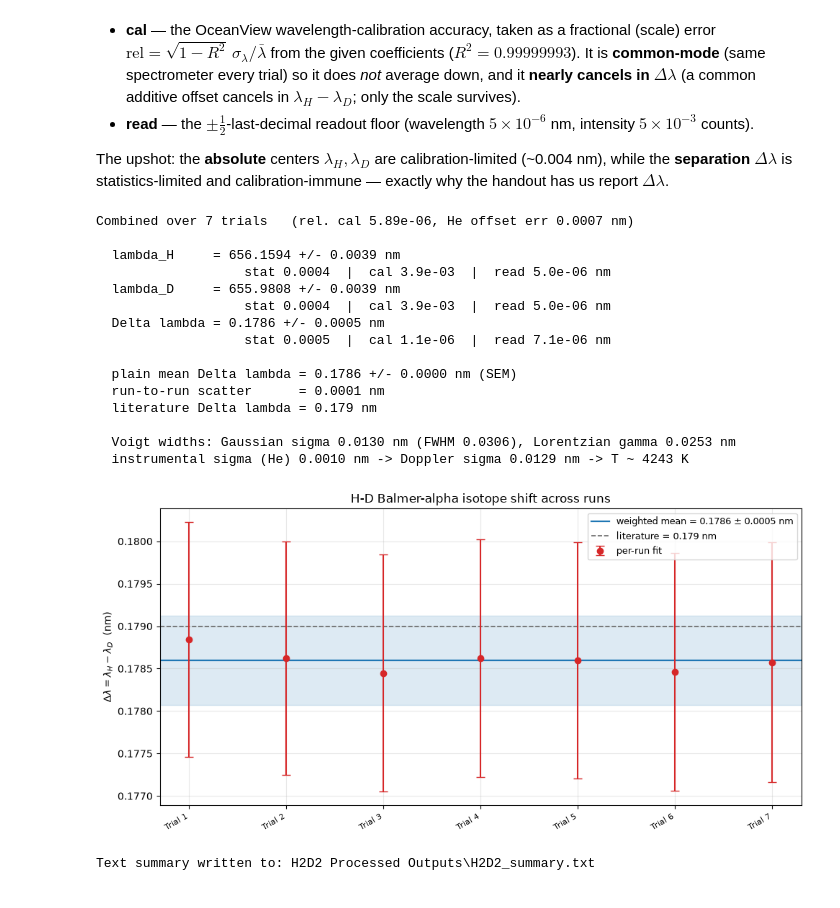
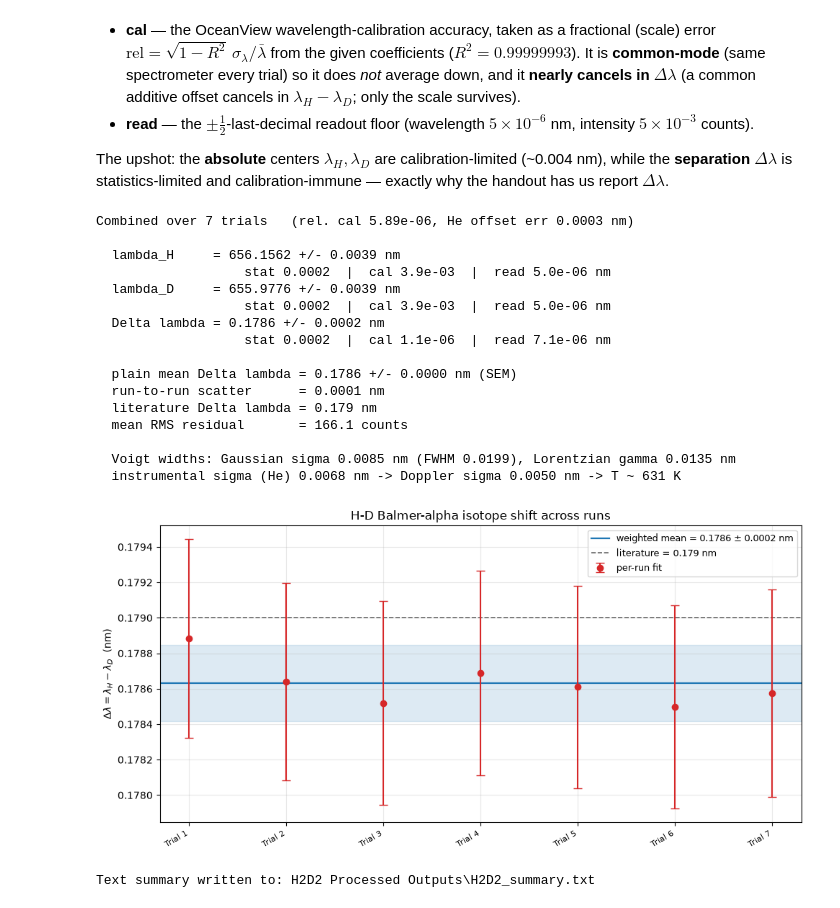
Before and after one commit to Jacob-Matzke/PHY-353L, a Jupyter notebook: H2D2/h2d2_pipeline.ipynb, the cells around one changed output. Drawn from its saved outputs; the diff is of its cells as text; code cells hidden in the pictures.

Commit message:
-- Added neon data to try to quantify and analyze the skew factor causing red tails

```diff
--- a/H2D2/h2d2_pipeline.ipynb
+++ b/H2D2/h2d2_pipeline.ipynb
@@ -39,10 +39,17 @@ CONFIG["fit_window"] = (654.5, 656.4)
 # "voigt"  -> Gaussian (Doppler+instrument) (x) Lorentzian (lifetime+pressure),
 #             shared sigma & gamma across the H/D doublet (physically motivated).
 # "gaussian" -> the simpler two-Gaussian model.
-# The helium calibration line uses the SAME shape for consistency.
 CONFIG["lineshape"] = "voigt"
 CONFIG["fit"].update(sigma_guess=0.03, sigma_min=0.005, sigma_max=0.30,
                      gamma_guess=0.01, gamma_max=0.30)
+
+# ===================== SKEW CORRECTION (toggle) =====================
+# Instrumental red-tail correction. When ON, the exponential decay tau is
+# MEASURED from the neon lines and FIXED (wavelength-locally -- it grows toward
+# the red) when fitting the helium offset line and the H2D2 doublet, so the
+# centers are de-skewed. Flip enabled to False to compare vs the symmetric Voigt.
+CONFIG["skew"].update(enabled=True, neon_root="Neon Data", n_lines=5,
+                      half_window=0.30, tau_guess=0.02, tau_min=1e-3, tau_max=0.20)
 
 # ===================== UNCERTAINTY =====================
 # Readout / quantization: +/- 1/2 of the last recorded decimal place.
@@ -56,8 +63,6 @@ CONFIG["calibration"]["poly"].update(c0=629.6664627, c1=0.018337985,
                                      r_squared=0.99999993, n_pixels=3648)
 
 # ===================== HELIUM OFFSET =====================
-# Measure the absolute wavelength shift from the He I calibration trials and add
-# it to every spectrum, so the H2D2 centers become MEASURED wavelengths.
 CONFIG["helium_cal"].update(enabled=True, data_root="Helium Calibration Data",
                             nist_line=667.81517, nist_line_err=1e-4,
                             fit_window=(667.00, 667.55), sigma_guess=0.02)
@@ -65,7 +70,8 @@ CONFIG["helium_cal"].update(enabled=True, data_root="Helium Calibration Data",
 # --- literature reference (annotation only)
 CONFIG["lambda_H_lit"], CONFIG["lambda_D_lit"], CONFIG["dlambda_lit"] = 656.279, 656.100, 0.179
 
-print("line shape:", CONFIG["lineshape"], "| H2D2 runs found:")
+print("line shape:", CONFIG["lineshape"], "| skew:", CONFIG["skew"]["enabled"],
+      "| H2D2 runs:")
 for r in list_runs():
     print(" ", r)
 # %% [output]
@@ -79,0 +89,11 @@ line shape: voigt | H2D2 runs found:
+# %%
+# Measure the instrumental red-tail skew from the neon lines and APPLY it
+# (wavelength-local tau). Run BEFORE the helium offset and H2D2 fits below.
+# Skip cleanly if the toggle is off.
+skew = None
+if CONFIG["skew"]["enabled"]:
+    skew = measure_skew(CONFIG, apply=True)
+    print(skew.summary())
+    _ = plot_skew(skew)
+else:
+    print("skew correction OFF (symmetric Voigt)")
@@ -159,46 +190,45 @@ The upshot: the **absolute** centers $\lambda_H,\lambda_D$ are calibration-limit
 # %%
 comb = combine_runs(results)
 print(f"Combined over {comb['n_runs']} trials   (rel. cal {comb['rel_cal']:.2e}, "
       f"He offset err {comb['offset_err']:.4f} nm)\n")
 for k, lab in (("lambda_H", "lambda_H"), ("lambda_D", "lambda_D"), ("dlambda", "Delta lambda")):
     print(f"  {lab:12s} = {comb[k]:.4f} +/- {comb[k+'_err']:.4f} nm")
     print(f"  {'':12s}     stat {comb[k+'_stat']:.4f}  |  cal {comb[k+'_cal']:.1e}  |  read {comb[k+'_read']:.1e} nm")
 print(f"\n  plain mean Delta lambda = {comb['dlambda_mean']:.4f} +/- {comb['dlambda_sem']:.4f} nm (SEM)")
 print(f"  run-to-run scatter      = {comb['dlambda_std']:.4f} nm")
 print(f"  literature Delta lambda = {CONFIG['dlambda_lit']:.3f} nm")
+print(f"  mean RMS residual       = {np.mean([r.rms_resid for r in results.values()]):.1f} counts")
 
-# Voigt width decomposition: Gaussian (Doppler+instrument) vs Lorentzian, and the
-# implied gas temperature (using the He line as the instrumental-width proxy).
+# Voigt width decomposition + implied Doppler temperature (He = instrument proxy)
 if CONFIG["lineshape"] == "voigt":
     pw = physical_widths(results, offset)
     print(f"\n  Voigt widths: Gaussian sigma {pw['sigma_gauss']:.4f} nm "
           f"(FWHM {pw['fwhm_gauss']:.4f}), Lorentzian gamma {pw['gamma_lor']:.4f} nm")
     if np.isfinite(pw.get("T_doppler", np.nan)):
         print(f"  instrumental sigma (He) {pw['sigma_inst']:.4f} nm -> "
               f"Doppler sigma {pw['sigma_doppler']:.4f} nm -> T ~ {pw['T_doppler']:.0f} K")
-    else:
-        print("  (instrument width >= observed Gaussian width; Doppler T not resolvable)")
 
 _ = plot_combined(results)    # Delta lambda per trial + weighted-mean band
 
-# write the full text summary (offset calibration + per-trial fits + combined)
-report_path = write_report(results, CONFIG, offset)
+# full text summary (skew + offset calibration + per-trial fits + combined)
+report_path = write_report(results, CONFIG, offset, skew)
 print(f"\nText summary written to: {report_path}")
 # %% [output]
-Combined over 7 trials   (rel. cal 5.89e-06, He offset err 0.0007 nm)
+Combined over 7 trials   (rel. cal 5.89e-06, He offset err 0.0003 nm)
 
-  lambda_H     = 656.1594 +/- 0.0039 nm
-                   stat 0.0004  |  cal 3.9e-03  |  read 5.0e-06 nm
-  lambda_D     = 655.9808 +/- 0.0039 nm
-                   stat 0.0004  |  cal 3.9e-03  |  read 5.0e-06 nm
-  Delta lambda = 0.1786 +/- 0.0005 nm
-                   stat 0.0005  |  cal 1.1e-06  |  read 7.1e-06 nm
+  lambda_H     = 656.1562 +/- 0.0039 nm
+                   stat 0.0002  |  cal 3.9e-03  |  read 5.0e-06 nm
+  lambda_D     = 655.9776 +/- 0.0039 nm
+                   stat 0.0002  |  cal 3.9e-03  |  read 5.0e-06 nm
+  Delta lambda = 0.1786 +/- 0.0002 nm
+                   stat 0.0002  |  cal 1.1e-06  |  read 7.1e-06 nm
 
   plain mean Delta lambda = 0.1786 +/- 0.0000 nm (SEM)
   run-to-run scatter      = 0.0001 nm
   literature Delta lambda = 0.179 nm
+  mean RMS residual       = 166.1 counts
 
-  Voigt widths: Gaussian sigma 0.0130 nm (FWHM 0.0306), Lorentzian gamma 0.0253 nm
-  instrumental sigma (He) 0.0010 nm -> Doppler sigma 0.0129 nm -> T ~ 4243 K
+  Voigt widths: Gaussian sigma 0.0085 nm (FWHM 0.0199), Lorentzian gamma 0.0135 nm
+  instrumental sigma (He) 0.0068 nm -> Doppler sigma 0.0050 nm -> T ~ 631 K
-[figure, old version]
+[figure, new version]
 Text summary written to: H2D2 Processed Outputs\H2D2_summary.txt
```
Also changed, not shown: parts of 9 cells of this notebook, 19 other files.
